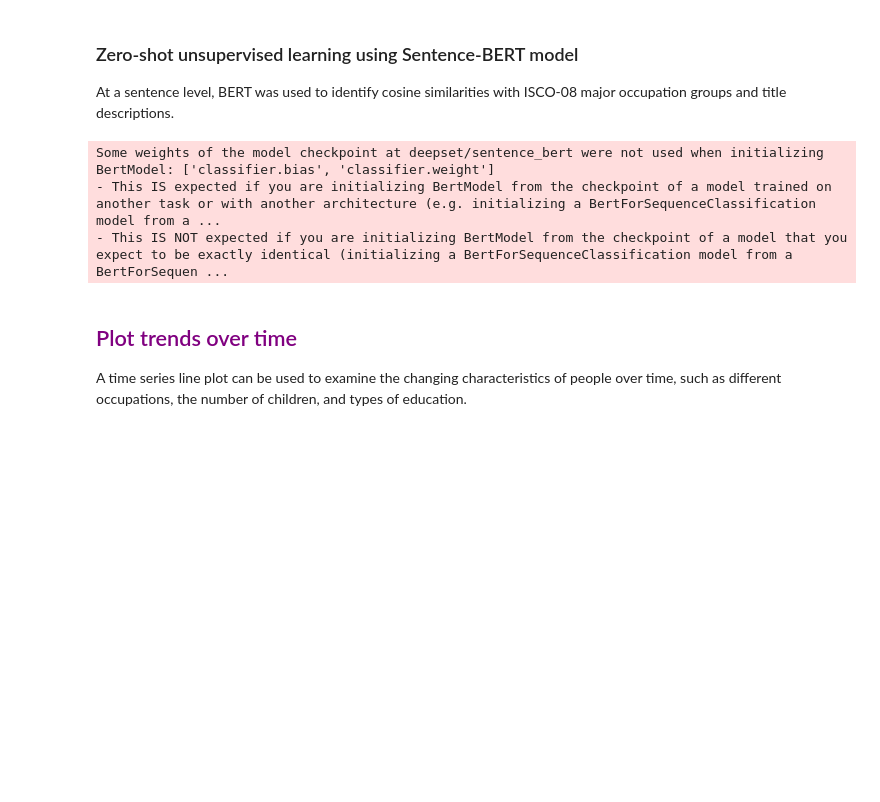
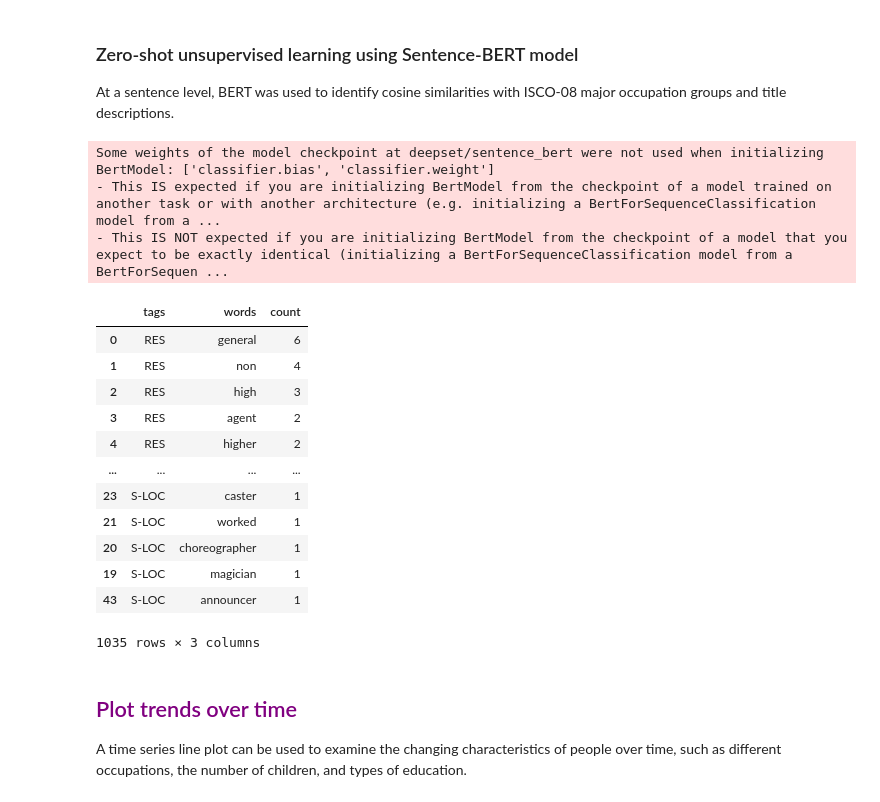
Before and after one commit to tsa-ml/tsa-ml, a Jupyter notebook: Research Questions - Use Cases.ipynb, the cells around one changed output. Cells and saved outputs as stored; diff of their text form; code cells hidden in the pictures; blank space fills up the shorter version.

```diff
--- a/Research Questions - Use Cases.ipynb
+++ b/Research Questions - Use Cases.ipynb
@@ -834,12 +829,27 @@ At a sentence level, BERT was used to identify cosine similarities with ISCO-08
 # %%
 from transformers import AutoTokenizer, AutoModel
 from torch.nn import functional as F
 tokenizer = AutoTokenizer.from_pretrained("deepset/sentence_bert")
 model = AutoModel.from_pretrained("deepset/sentence_bert")
+
+display(construct_list_for_barplot(title_labels))
 # %% [output]
 Some weights of the model checkpoint at deepset/sentence_bert were not used when initializing BertModel: ['classifier.bias', 'classifier.weight']
 - This IS expected if you are initializing BertModel from the checkpoint of a model trained on another task or with another architecture (e.g. initializing a BertForSequenceClassification model from a ...
 - This IS NOT expected if you are initializing BertModel from the checkpoint of a model that you expect to be exactly identical (initializing a BertForSequenceClassification model from a BertForSequen ...
+|  | tags | words | count |
+| 0 | RES | general | 6 |
+| 1 | RES | non | 4 |
+| 2 | RES | high | 3 |
+| 3 | RES | agent | 2 |
+| 4 | RES | higher | 2 |
+| ... | ... | ... | ... |
+| 23 | S-LOC | caster | 1 |
+| 21 | S-LOC | worked | 1 |
+| 20 | S-LOC | choreographer | 1 |
+| 19 | S-LOC | magician | 1 |
+| 43 | S-LOC | announcer | 1 |
+1035 rows × 3 columns
 # %% [markdown]
 ## <font color=purple>Plot trends over time</font>
 
```
Also changed, not shown: parts of 10 cells of this notebook.
